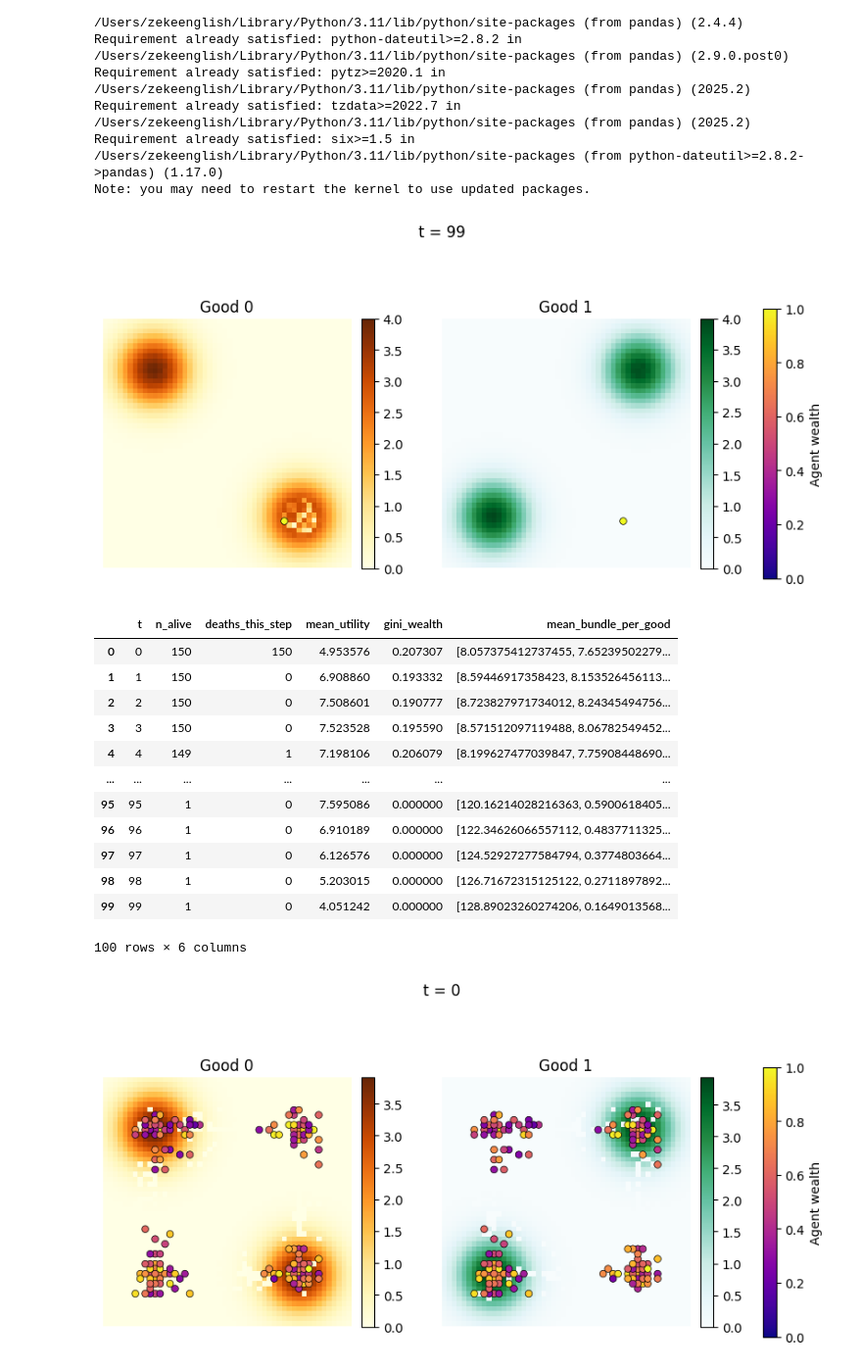
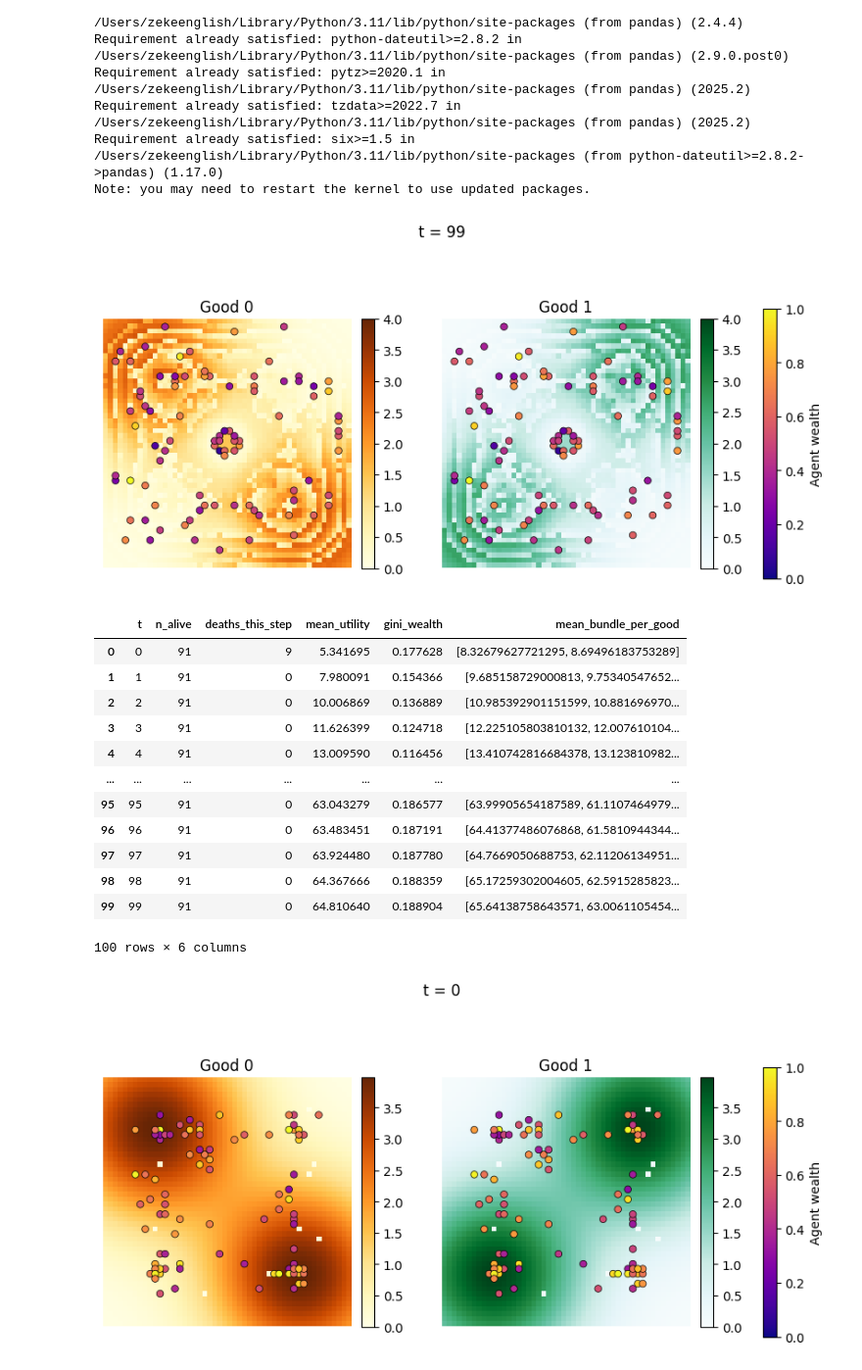
Before and after one commit to Zeke-CE/Agent-Based-Barter-Model, a Jupyter notebook: Sugarscape_Economic_Model.ipynb, the cells around one changed output. Shown at 98% size. Cells and saved outputs as stored; diff of their text form; code cells hidden in the pictures.

Commit message:
Fixed early death bug cause by single good bundles and too low std on evirnoment funcitons

```diff
--- a/Sugarscape_Economic_Model.ipynb
+++ b/Sugarscape_Economic_Model.ipynb
@@ -67,7 +68,7 @@ def gini(x):
     return (2 * np.sum((np.arange(1, n + 1)) * x) - (n + 1) * cum[-1]) / (n * cum[-1])
 
 
-def initialize_bundle(n_goods, mode="single_random", rng=None, low=5.0, high=25.0):
+def initialize_bundle(n_goods, mode="uniform", rng=None, low=5.0, high=25.0):
     """Return a length-n_goods ndarray of initial holdings.
 
     Parameters
@@ -375,7 +441,7 @@ class Environment:
         )
 
 
-def make_anti_correlated_2good(H=50, W=50, sigma=0.1, max_resource=4):
+def make_anti_correlated_2good(H=50, W=50, sigma=0.25, max_resource=4):
     """Standard 2-good Sugarscape: sugar peaks UL+LR, spice peaks UR+LL.
 
     Parameters
@@ -464,13 +530,16 @@ def initialize(n_agents, env_size, resource_fns, max_resource,
                             vision, position, metabolic_rate))
     return agents, env
 # %%
+
+
+
 def update(agents, env, regrowth_rate, rng, reproduction_enabled=False):
     """One simulation step.
 
     Steps
     -----
     1. Each agent moves (and harvests resources at the destination).
-    2. Each agent metabolises; dead agents are collected.
+    2. Each agent metabolizes; dead agents are collected.
     3. Dead agents are removed from the list.
     4. Resources regrow.
     5. Reproduction is skipped while reproduction_enabled=False.
@@ -493,13 +562,15 @@ def update(agents, env, regrowth_rate, rng, reproduction_enabled=False):
     int
         Number of deaths this step.
     """
+    randomized_agents = random.sample(agents, len(agents))
+
     # 1. Movement + harvest
-    for a in agents:
+    for a in randomized_agents:
         a.move(env, agents, rng)
 
     # 2. Metabolism — collect deaths without mutating the list mid-loop
     to_remove = []
-    for a in agents:
+    for a in randomized_agents:
         if a.metabolism():
             to_remove.append(a)
 
@@ -729,41 +800,41 @@ def live_view(env, agents, t):
 # %%
 seed = 1
 
 
 df, agents_history, env_history = run(
     time_steps=100,
-    n_agents=300,
+    n_agents=100,
     env_size=(50, 50),
     resource_fns=make_anti_correlated_2good(50, 50),
     seed=seed,
-    live=False,
+    live=True,
     record=True
 )
 
 anim = animate(
     df,
     agents_history,
     env_history,
-    save_path= f"run_seed{seed}.mp4" #f"output/model_run/run_seed{seed}.gif"   # or f"run_seed{seed}.mp4"
+    save_path= f"output/model_run/run_seed{seed}.mp4" #f"output/model_run/run_seed{seed}.gif"   # or f"run_seed{seed}.mp4"
 )
 
 display(df)
 # %% [output]
-[figure, old version]
+[figure, new version]
 |  | t | n_alive | deaths_this_step | mean_utility | gini_wealth | mean_bundle_per_good |
-| 0 | 0 | 150 | 150 | 4.953576 | 0.207307 | [8.057375412737455, 7.65239502279... |
-| 1 | 1 | 150 | 0 | 6.908860 | 0.193332 | [8.59446917358423, 8.153526456113... |
-| 2 | 2 | 150 | 0 | 7.508601 | 0.190777 | [8.723827971734012, 8.24345494756... |
-| 3 | 3 | 150 | 0 | 7.523528 | 0.195590 | [8.571512097119488, 8.06782549452... |
-| 4 | 4 | 149 | 1 | 7.198106 | 0.206079 | [8.199627477039847, 7.75908448690... |
+| 0 | 0 | 91 | 9 | 5.341695 | 0.177628 | [8.32679627721295, 8.69496183753289] |
+| 1 | 1 | 91 | 0 | 7.980091 | 0.154366 | [9.685158729000813, 9.75340547652... |
+| 2 | 2 | 91 | 0 | 10.006869 | 0.136889 | [10.985392901151599, 10.881696970... |
+| 3 | 3 | 91 | 0 | 11.626399 | 0.124718 | [12.225105803810132, 12.007610104... |
+| 4 | 4 | 91 | 0 | 13.009590 | 0.116456 | [13.410742816684378, 13.123810982... |
 | ... | ... | ... | ... | ... | ... | ... |
-| 95 | 95 | 1 | 0 | 7.595086 | 0.000000 | [120.16214028216363, 0.5900618405... |
-| 96 | 96 | 1 | 0 | 6.910189 | 0.000000 | [122.34626066557112, 0.4837711325... |
-| 97 | 97 | 1 | 0 | 6.126576 | 0.000000 | [124.52927277584794, 0.3774803664... |
-| 98 | 98 | 1 | 0 | 5.203015 | 0.000000 | [126.71672315125122, 0.2711897892... |
-| 99 | 99 | 1 | 0 | 4.051242 | 0.000000 | [128.89023260274206, 0.1649013568... |
+| 95 | 95 | 91 | 0 | 63.043279 | 0.186577 | [63.99905654187589, 61.1107464979... |
+| 96 | 96 | 91 | 0 | 63.483451 | 0.187191 | [64.41377486076868, 61.5810944344... |
+| 97 | 97 | 91 | 0 | 63.924480 | 0.187780 | [64.7669050688753, 62.11206134951... |
+| 98 | 98 | 91 | 0 | 64.367666 | 0.188359 | [65.17259302004605, 62.5915285823... |
+| 99 | 99 | 91 | 0 | 64.810640 | 0.188904 | [65.64138758643571, 63.0061105454... |
 100 rows × 6 columns
-[figure, old version]
+[figure, new version]
 # %%
 # ── Unit Tests ──────────────────────────────────────────────────────────────
 
```
Also changed, not shown: parts of 4 cells of this notebook, 2 other files.
